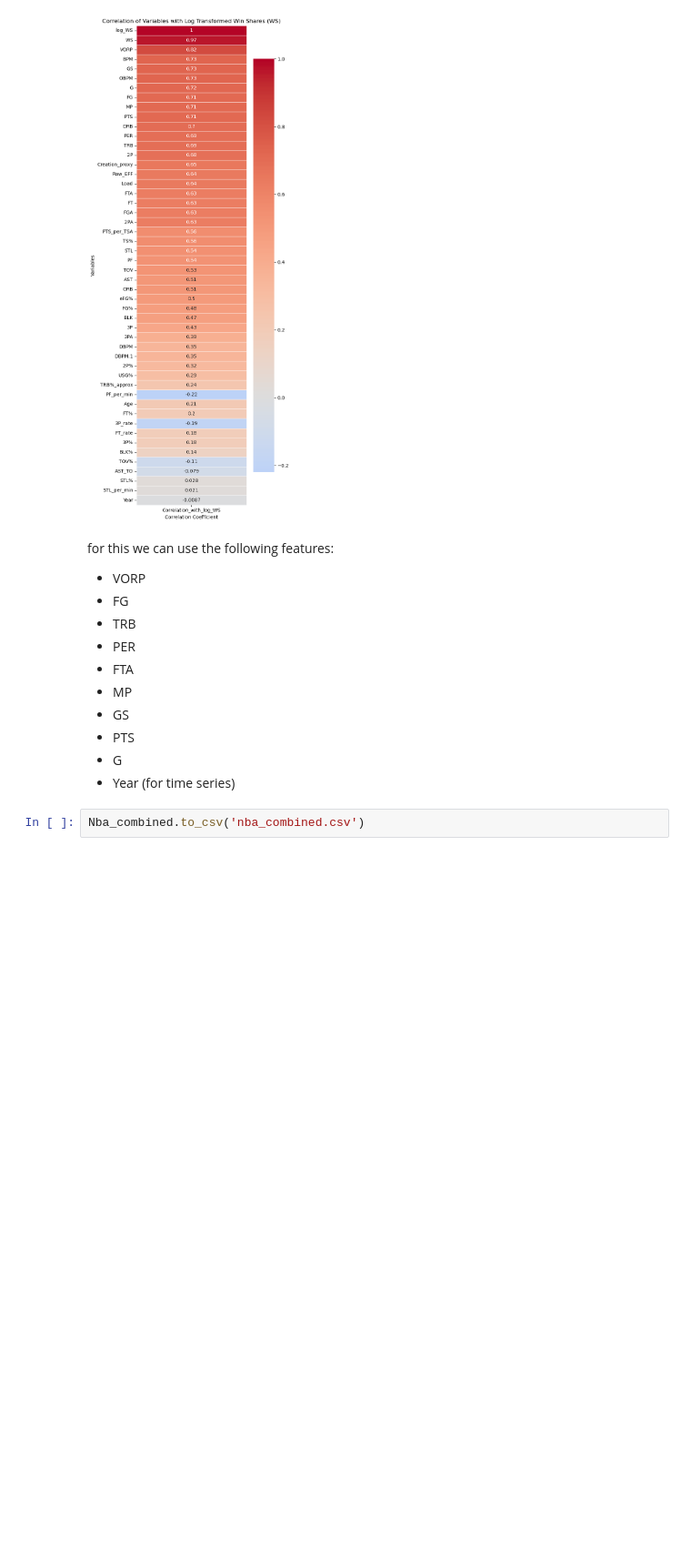
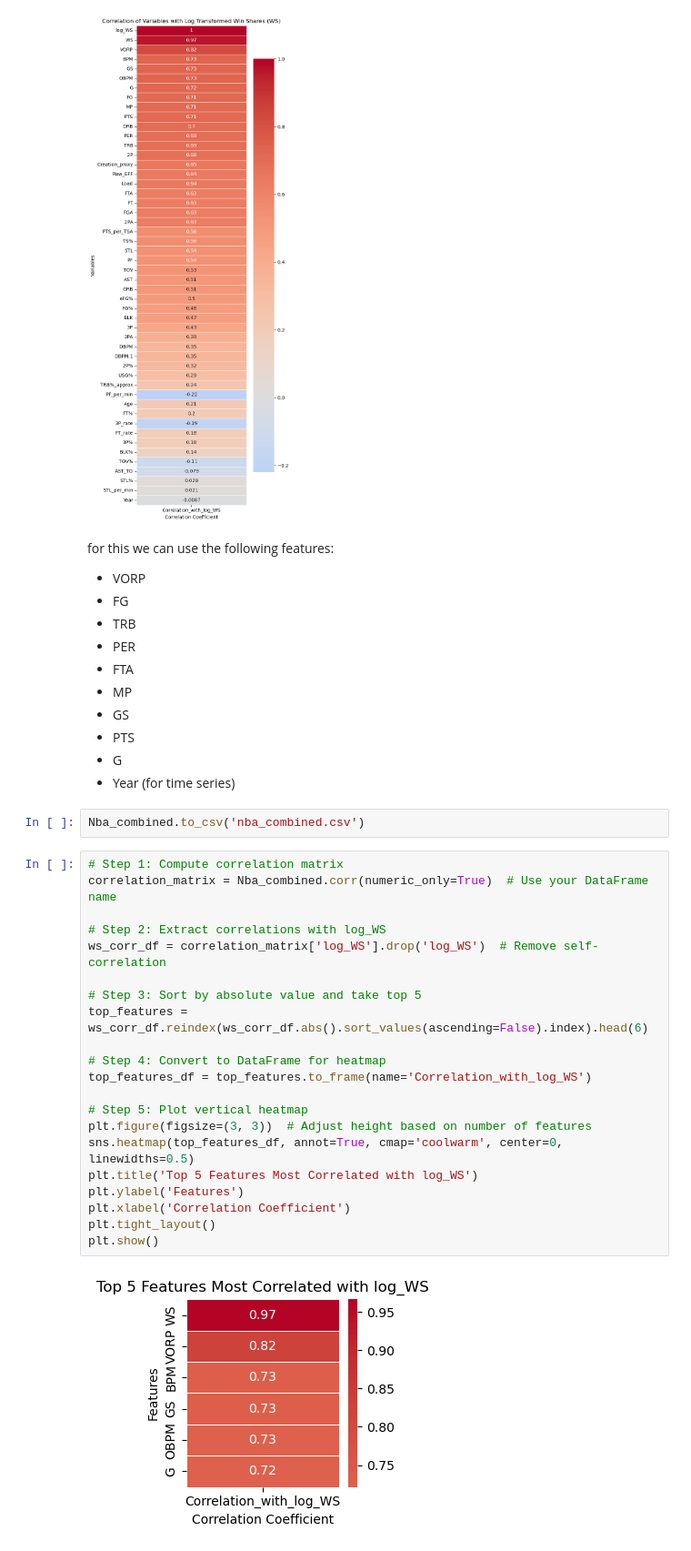
Before and after one commit to oduku1/Omar_Dukureh_Capstone_Final, a Jupyter notebook: notebooks/2_eda.ipynb, the cells around one changed output. Shown: that part at 91% size. Cells and saved outputs as stored; diff of their text form; blank space fills up the shorter version.

```diff
--- a/notebooks/2_eda.ipynb
+++ b/notebooks/2_eda.ipynb
@@ -162,3 +162,26 @@ for this we can use the following features:
 - Year (for time series)
 # %%
 Nba_combined.to_csv('nba_combined.csv')
+# %%
+# Step 1: Compute correlation matrix
+correlation_matrix = Nba_combined.corr(numeric_only=True)  # Use your DataFrame name
+
+# Step 2: Extract correlations with log_WS
+ws_corr_df = correlation_matrix['log_WS'].drop('log_WS')  # Remove self-correlation
+
+# Step 3: Sort by absolute value and take top 5
+top_features = ws_corr_df.reindex(ws_corr_df.abs().sort_values(ascending=False).index).head(6)
+
+# Step 4: Convert to DataFrame for heatmap
+top_features_df = top_features.to_frame(name='Correlation_with_log_WS')
+
+# Step 5: Plot vertical heatmap
+plt.figure(figsize=(3, 3))  # Adjust height based on number of features
+sns.heatmap(top_features_df, annot=True, cmap='coolwarm', center=0, linewidths=0.5)
+plt.title('Top 5 Features Most Correlated with log_WS')
+plt.ylabel('Features')
+plt.xlabel('Correlation Coefficient')
+plt.tight_layout()
+plt.show()
+# %% [output]
+[figure, added]
```
Also changed, not shown: 3 other files.
